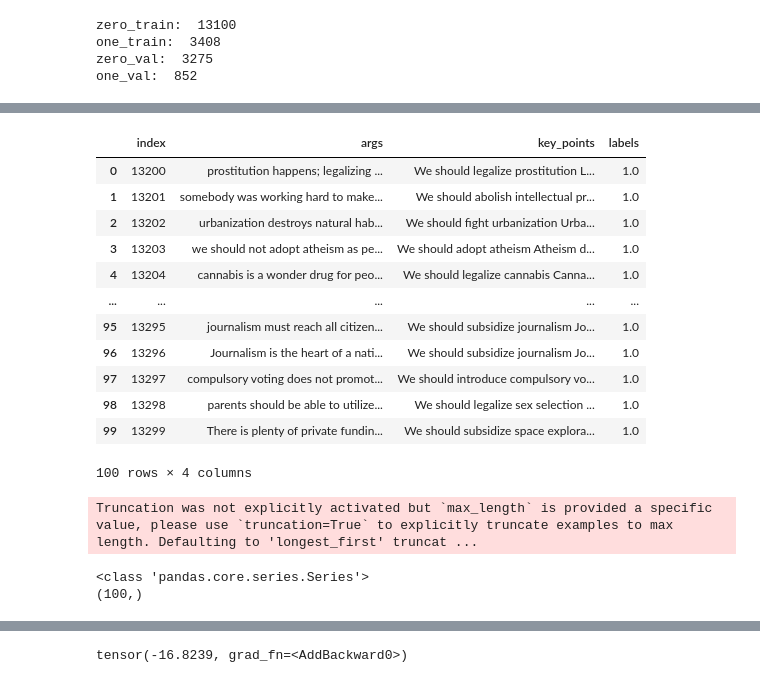
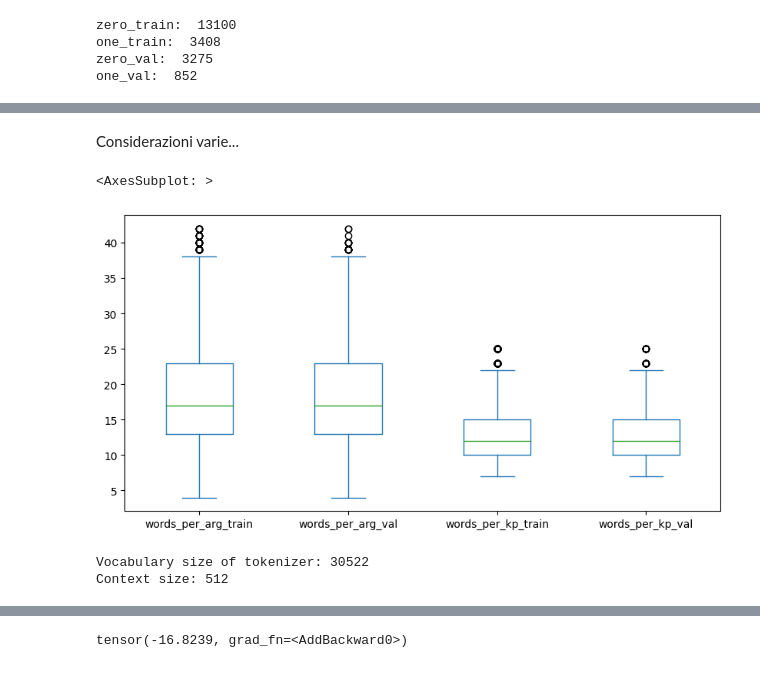
Before and after one commit to mmc185/HLTKeyPointAnalysis, a Jupyter notebook: main.ipynb, the cells around one changed output, grey strips where cells are left out. Saved outputs shown, nothing was run; the diff lists cells and outputs as text; code cells hidden in the pictures.

```diff
--- a/main.ipynb
+++ b/main.ipynb
@@ -50,22 +128,13 @@ df_train = df_train.reset_index()
-# %%
-df_train[:100]
-# %% [output]
-|  | index | args | key_points | labels |
-| 0 | 13200 | prostitution happens; legalizing ... | We should legalize prostitution L... | 1.0 |
-| 1 | 13201 | somebody was working hard to make... | We should abolish intellectual pr... | 1.0 |
-| 2 | 13202 | urbanization destroys natural hab... | We should fight urbanization Urba... | 1.0 |
-| 3 | 13203 | we should not adopt atheism as pe... | We should adopt atheism Atheism d... | 1.0 |
-| 4 | 13204 | cannabis is a wonder drug for peo... | We should legalize cannabis Canna... | 1.0 |
-| ... | ... | ... | ... | ... |
-| 95 | 13295 | journalism must reach all citizen... | We should subsidize journalism Jo... | 1.0 |
-| 96 | 13296 | Journalism is the heart of a nati... | We should subsidize journalism Jo... | 1.0 |
-| 97 | 13297 | compulsory voting does not promot... | We should introduce compulsory vo... | 1.0 |
-| 98 | 13298 | parents should be able to utilize... | We should legalize sex selection ... | 1.0 |
-| 99 | 13299 | There is plenty of private fundin... | We should subsidize space explora... | 1.0 |
-100 rows × 4 columns
-# %%
-tokenized = data_handler.tokenize_df(df_train[:100], BertTokenizer.from_pretrained('bert-base-uncased', do_lower_case=True))
-# %% [output]
-Truncation was not explicitly activated but `max_length` is provided a specific value, please use `truncation=True` to explicitly truncate examples to max length. Defaulting to 'longest_first' truncat ...
-<class 'pandas.core.series.Series'>
-(100,)
+# %%
+n_words = pd.DataFrame()
+n_words['words_per_arg_train'] = df_train['args'].str.split().apply(len)
+n_words['words_per_arg_val'] = df_val['args'].str.split().apply(len)
+n_words['words_per_kp_train'] = df_train['key_points'].str.split().apply(len)
+n_words['words_per_kp_val'] = df_val['key_points'].str.split().apply(len)
+# %% [markdown]
+Considerazioni varie...
+# %%
+n_words.plot.box(figsize=(10, 5))
+# %% [output]
+<AxesSubplot: >
+[figure, added]
@@ -72,3 +147,8 @@ Truncation was not explicitly activated but `max_length` is provided a specific
+# %%
+print(f'Vocabulary size of tokenizer:', tokenizer.vocab_size, '\nContext size:', tokenizer.model_max_length)
+# %% [output]
+Vocabulary size of tokenizer: 30522
+Context size: 512
 # %%
 model = SiameseNetwork(bert_type=BertModel.from_pretrained('bert-base-uncased'))
 
```
Also changed, not shown: parts of 24 cells of this notebook, 1 other file.
